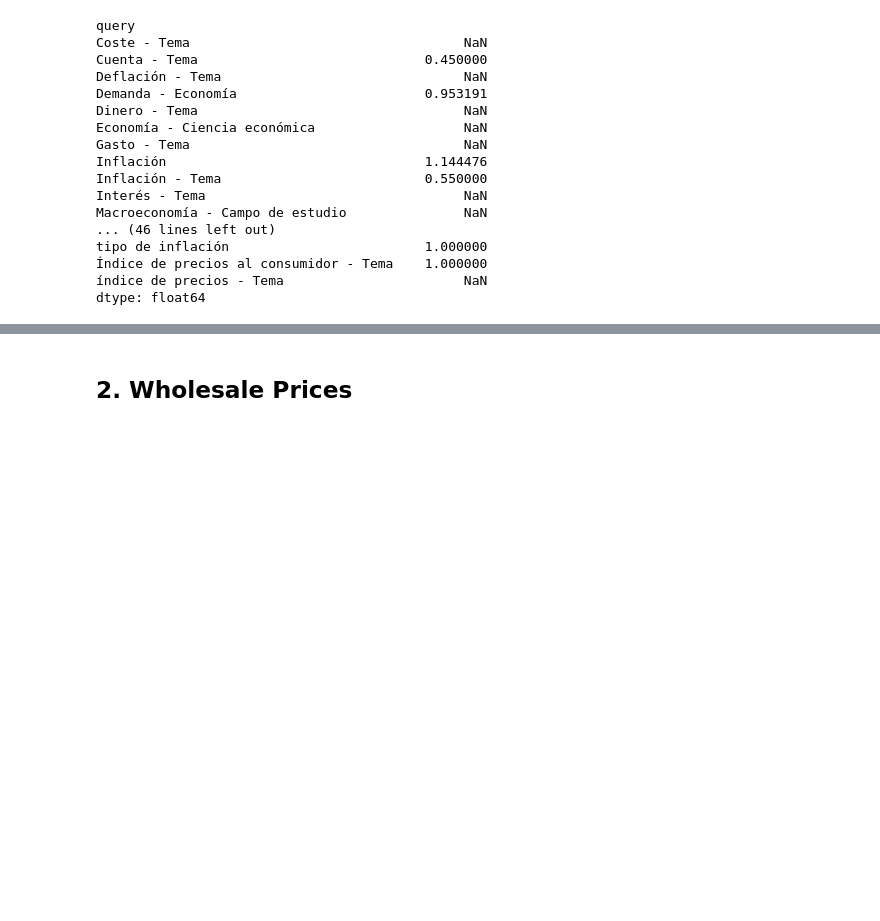
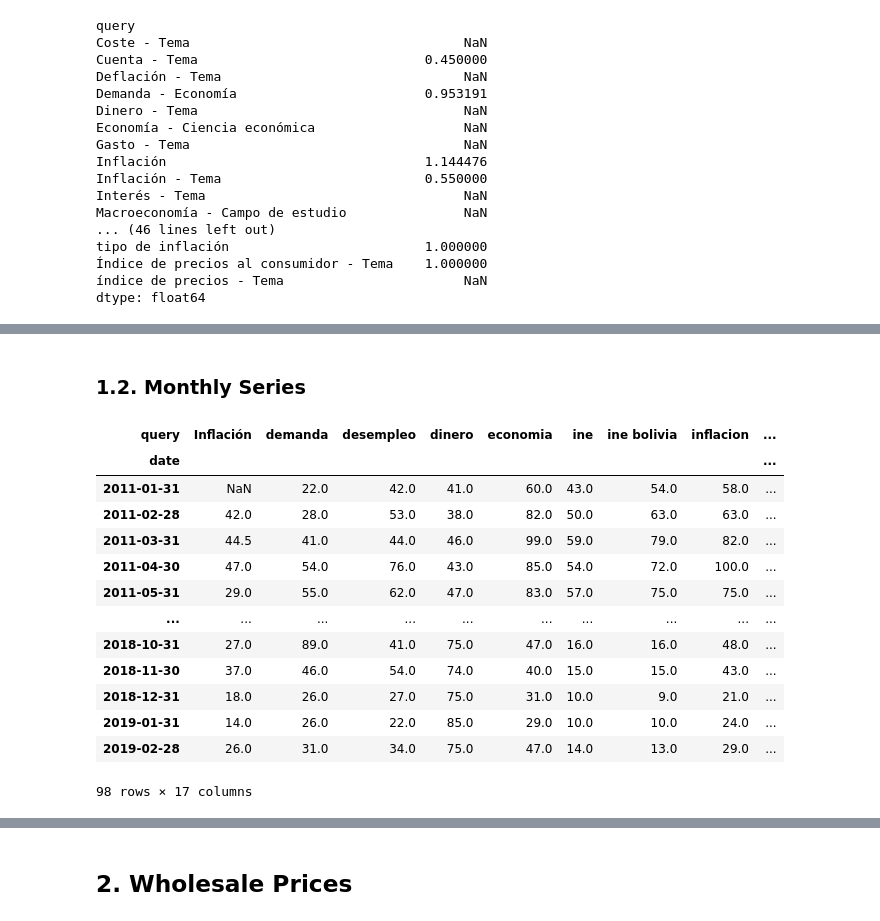
Before and after one commit to osmarbolivar/High-Freq-Inflation-Forecast-2SML, a Jupyter notebook: Data_preprocess.ipynb, the cells around one changed output, grey strips where cells are left out. Drawn from its saved outputs; the diff is of its cells as text; code cells hidden in the pictures; blank space fills up the shorter version.

```diff
--- a/Data_preprocess.ipynb
+++ b/Data_preprocess.ipynb
@@ -170,0 +215,21 @@ fig.show()
+# %% [markdown]
+### **1.2. Monthly Series**
+# %%
+gt_month_1 = gt_m_2011_2024.loc[gt_m_2011_2024.index < '2019-03-31'].copy().filter(gt_words_2.index, axis=1).resample('M').mean()
+gt_month_1 = gt_month_1.replace(0, np.nan).interpolate(method='linear')
+gt_month_1
+# %% [output]
+| query | Inflación | demanda | desempleo | dinero | economia | ine | ine bolivia | inflacion | ... |
+| date |  |  |  |  |  |  |  |  | ... |
+| 2011-01-31 | NaN | 22.0 | 42.0 | 41.0 | 60.0 | 43.0 | 54.0 | 58.0 | ... |
+| 2011-02-28 | 42.0 | 28.0 | 53.0 | 38.0 | 82.0 | 50.0 | 63.0 | 63.0 | ... |
+| 2011-03-31 | 44.5 | 41.0 | 44.0 | 46.0 | 99.0 | 59.0 | 79.0 | 82.0 | ... |
+| 2011-04-30 | 47.0 | 54.0 | 76.0 | 43.0 | 85.0 | 54.0 | 72.0 | 100.0 | ... |
+| 2011-05-31 | 29.0 | 55.0 | 62.0 | 47.0 | 83.0 | 57.0 | 75.0 | 75.0 | ... |
+| ... | ... | ... | ... | ... | ... | ... | ... | ... | ... |
+| 2018-10-31 | 27.0 | 89.0 | 41.0 | 75.0 | 47.0 | 16.0 | 16.0 | 48.0 | ... |
+| 2018-11-30 | 37.0 | 46.0 | 54.0 | 74.0 | 40.0 | 15.0 | 15.0 | 43.0 | ... |
+| 2018-12-31 | 18.0 | 26.0 | 27.0 | 75.0 | 31.0 | 10.0 | 9.0 | 21.0 | ... |
+| 2019-01-31 | 14.0 | 26.0 | 22.0 | 85.0 | 29.0 | 10.0 | 10.0 | 24.0 | ... |
+| 2019-02-28 | 26.0 | 31.0 | 34.0 | 75.0 | 47.0 | 14.0 | 13.0 | 29.0 | ... |
+98 rows × 17 columns
```
Also changed, not shown: parts of 31 cells of this notebook, 4 other files.
